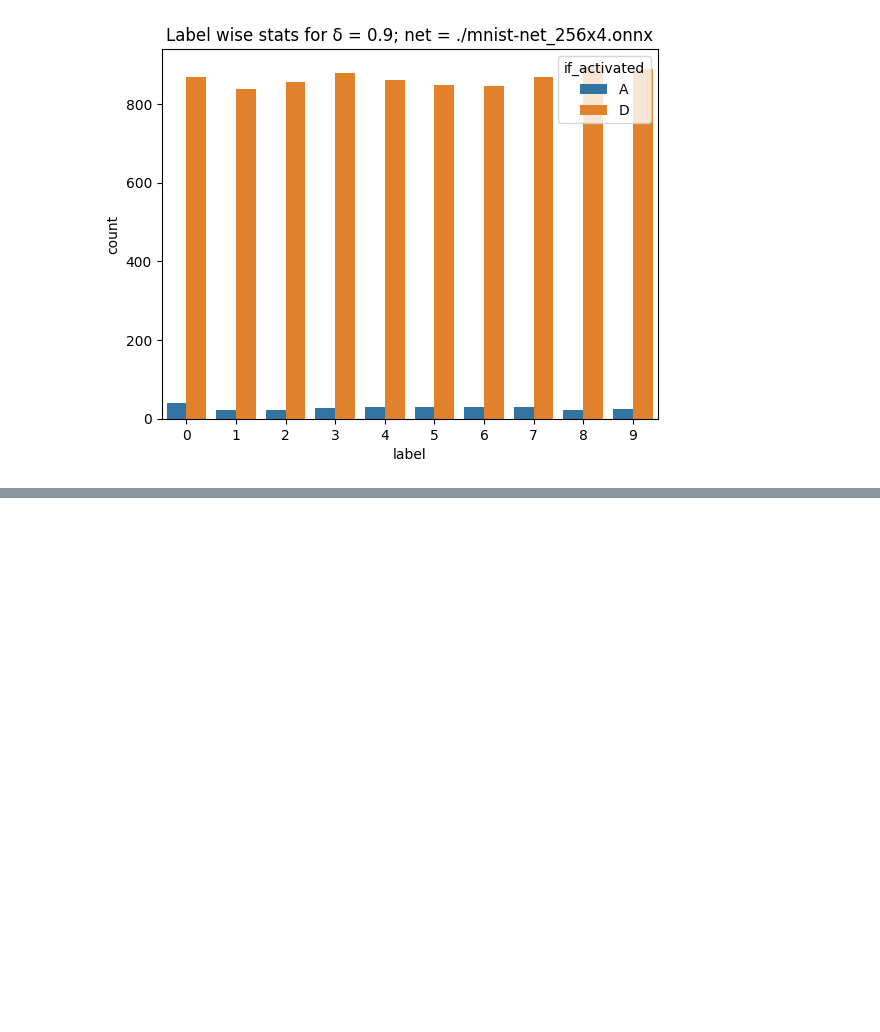
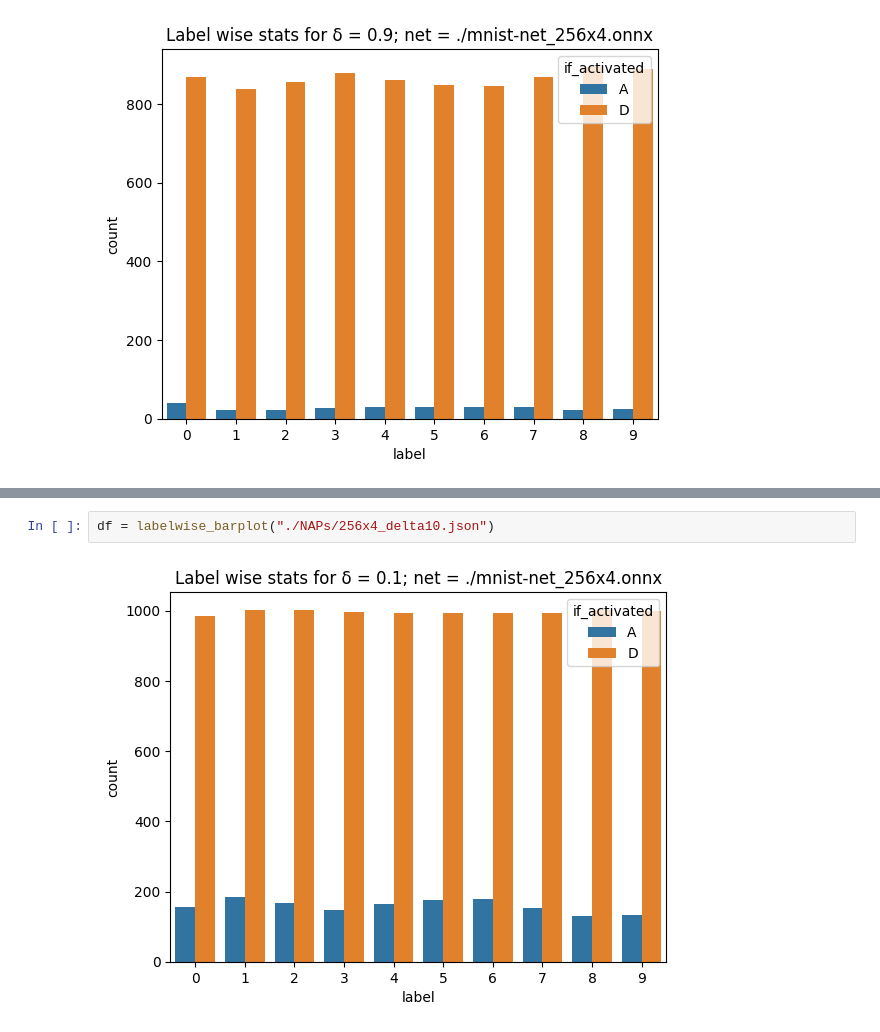
Before and after one commit to SaiMadhavanG/nap-stats, a Jupyter notebook: labelwise_stats.ipynb, the cells around one changed output, grey strips where cells are left out. Drawn from its saved outputs; the diff is of its cells as text; blank space fills up the shorter version.

```diff
--- a/labelwise_stats.ipynb
+++ b/labelwise_stats.ipynb
@@ -38,0 +51,4 @@ df = labelwise_barplot("./NAPs/256x4_delta90.json")
+# %%
+df = labelwise_barplot("./NAPs/256x4_delta10.json")
+# %% [output]
+[figure, added]
```
Also changed, not shown: parts of 3 cells of this notebook, 1 other file.
